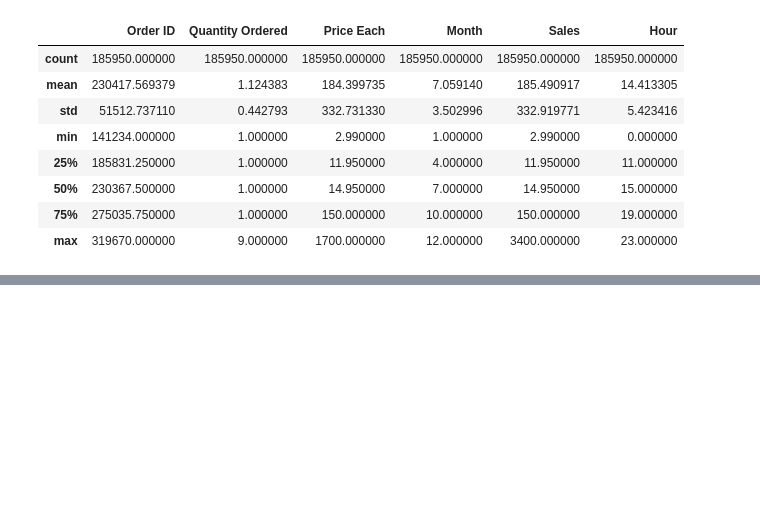
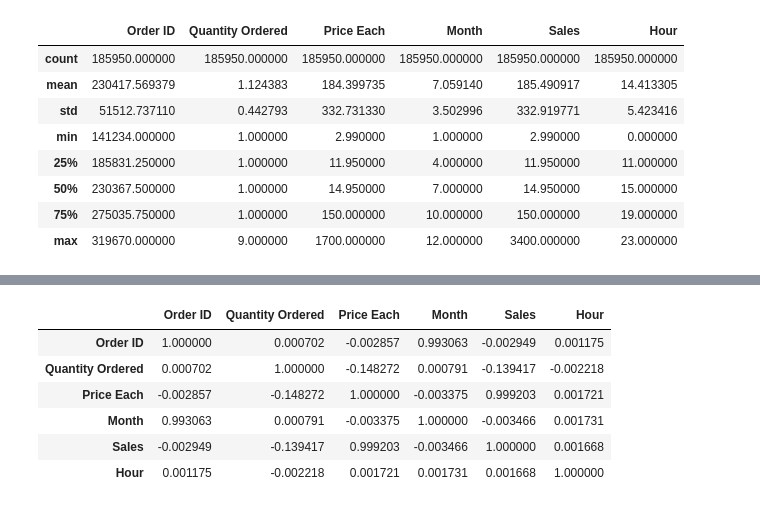
Before and after one commit to RheedWhan/Sales-Analysis, a Jupyter notebook: Sales_analysis.ipynb, the cells around one changed output, grey strips where cells are left out. Saved outputs shown, nothing was run; the diff lists cells and outputs as text; code cells hidden in the pictures; blank space fills up the shorter version.

```diff
--- a/Sales_analysis.ipynb
+++ b/Sales_analysis.ipynb
@@ -66,0 +138,10 @@ df.describe()
+# %%
+df.corr()
+# %% [output]
+|  | Order ID | Quantity Ordered | Price Each | Month | Sales | Hour |
+| Order ID | 1.000000 | 0.000702 | -0.002857 | 0.993063 | -0.002949 | 0.001175 |
+| Quantity Ordered | 0.000702 | 1.000000 | -0.148272 | 0.000791 | -0.139417 | -0.002218 |
+| Price Each | -0.002857 | -0.148272 | 1.000000 | -0.003375 | 0.999203 | 0.001721 |
+| Month | 0.993063 | 0.000791 | -0.003375 | 1.000000 | -0.003466 | 0.001731 |
+| Sales | -0.002949 | -0.139417 | 0.999203 | -0.003466 | 1.000000 | 0.001668 |
+| Hour | 0.001175 | -0.002218 | 0.001721 | 0.001731 | 0.001668 | 1.000000 |
```
Also changed, not shown: parts of 13 cells of this notebook.
